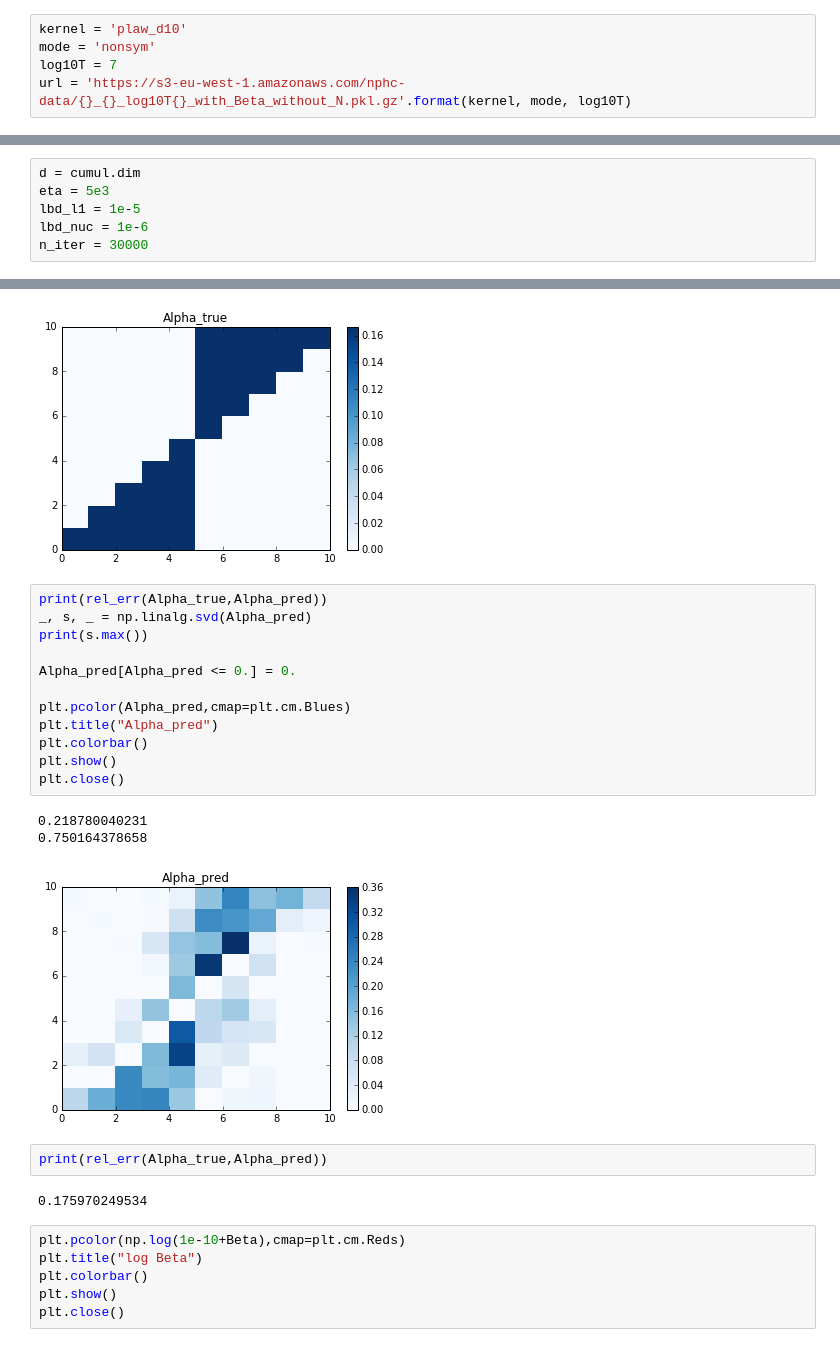
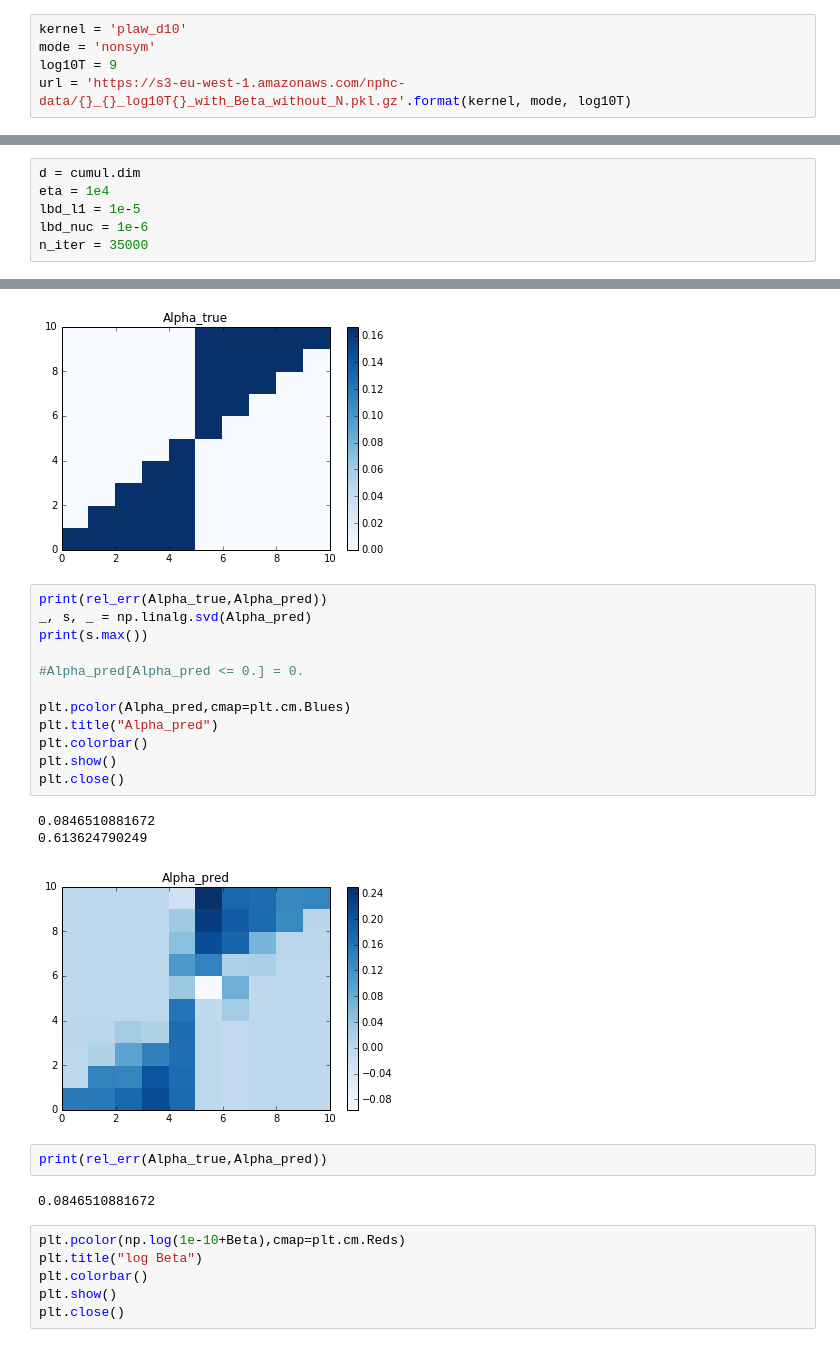
Before and after one commit to achab/nphc, a Jupyter notebook: nphc3_exp.ipynb, the cells around one changed output, grey strips where cells are left out. Drawn from its saved outputs; the diff is of its cells as text.

```diff
--- a/nphc3_exp.ipynb
+++ b/nphc3_exp.ipynb
@@ -15,7 +15,7 @@ from numba import autojit
 # %%
 kernel = 'plaw_d10'
 mode = 'nonsym'
-log10T = 7
+log10T = 9
 url = 'https://s3-eu-west-1.amazonaws.com/nphc-data/{}_{}_log10T{}_with_Beta_without_N.pkl.gz'.format(kernel, mode, log10T)
 # %%
 from utils.loader import load_data
@@ -71,10 +71,10 @@ print(rel_err(cumul.R_true,R_nag))
 # AdaGrad
 # %%
 d = cumul.dim
-eta = 5e3
+eta = 1e4
 lbd_l1 = 1e-5
 lbd_nuc = 1e-6
-n_iter = 30000
+n_iter = 35000
 # %%
 #R0_ = np.arange(d**2).reshape(d,d)/(d**2)
 R0_ = np.ones((d,d))
@@ -123,23 +123,23 @@ plt.close()
 # %%
 print(rel_err(Alpha_true,Alpha_pred))
 _, s, _ = np.linalg.svd(Alpha_pred)
 print(s.max())
 
-Alpha_pred[Alpha_pred <= 0.] = 0.
+#Alpha_pred[Alpha_pred <= 0.] = 0.
 
 plt.pcolor(Alpha_pred,cmap=plt.cm.Blues)
 plt.title("Alpha_pred")
 plt.colorbar()
 plt.show()
 plt.close()
 # %% [output]
-0.218780040231
-0.750164378658
+0.0846510881672
+0.613624790249
-[figure, old version]
+[figure, new version]
 # %%
 print(rel_err(Alpha_true,Alpha_pred))
 # %% [output]
-0.175970249534
+0.0846510881672
 # %%
 plt.pcolor(np.log(1e-10+Beta),cmap=plt.cm.Reds)
 plt.title("log Beta")
```
Also changed, not shown: parts of 6 cells of this notebook.
